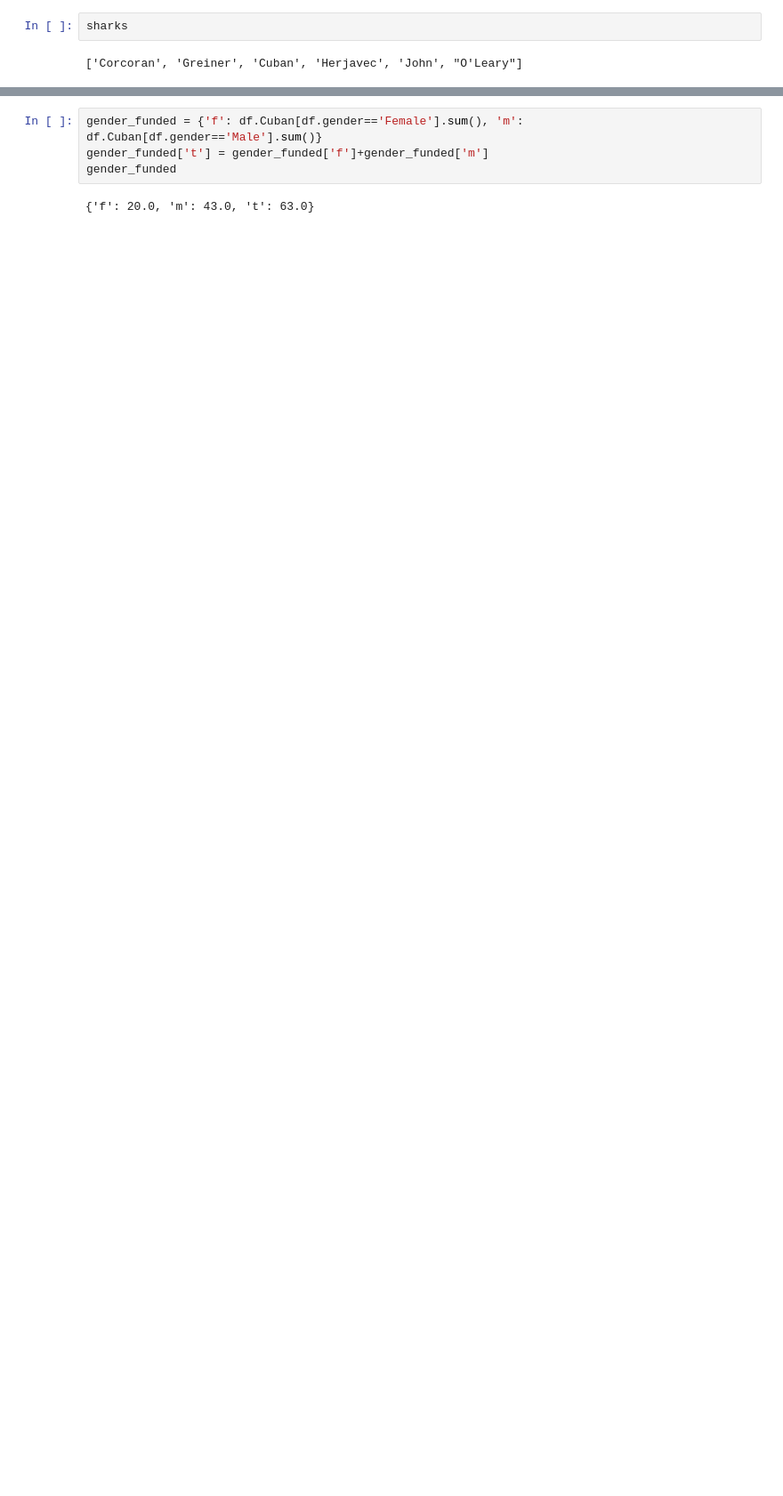
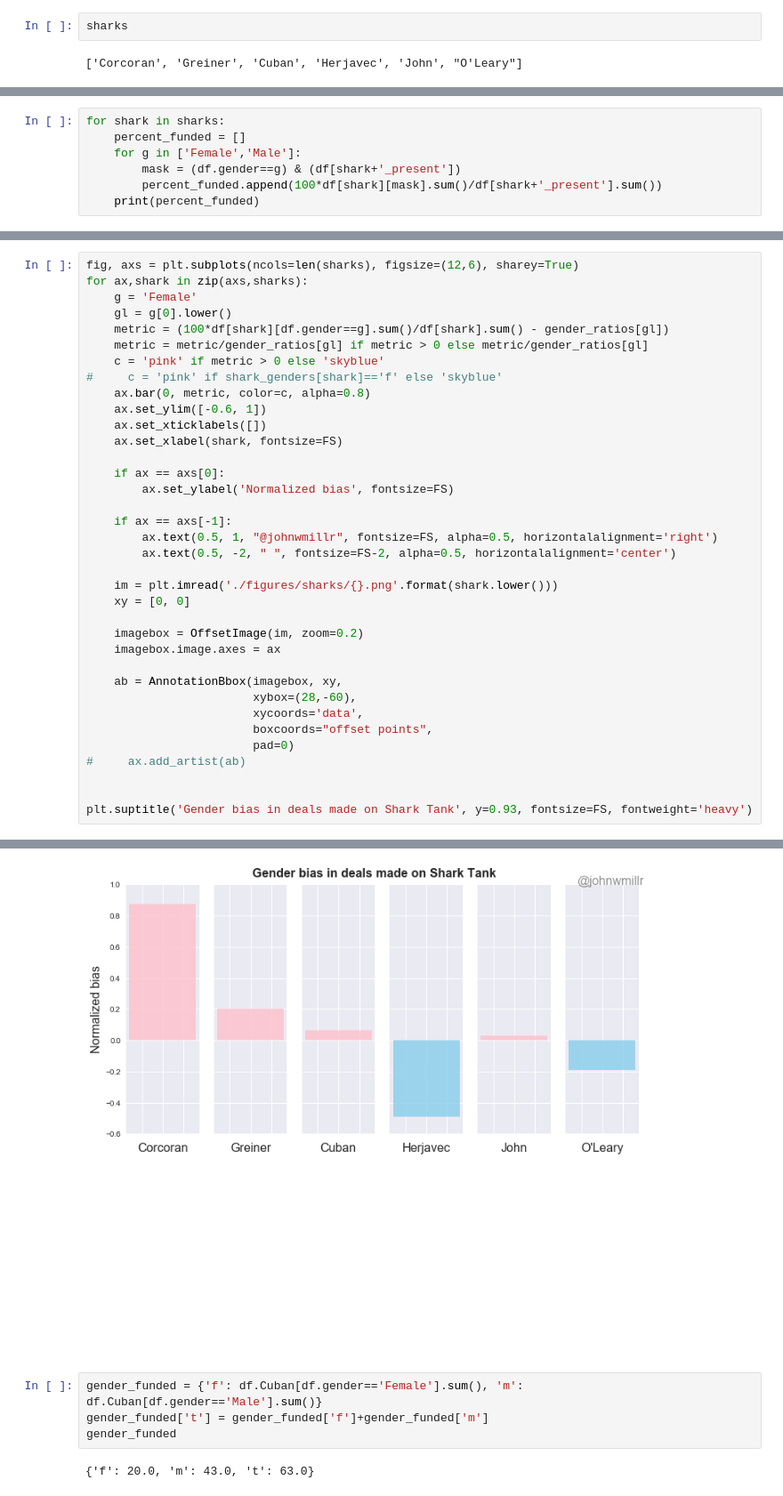
Before and after one commit to johnwmillr/SharkTank, a Jupyter notebook: SharkTank.ipynb, the cells around one changed output, grey strips where cells are left out. Shown at 89% size. Saved outputs shown, nothing was run; the diff lists cells and outputs as text; blank space fills up the shorter version.

```diff
--- a/SharkTank.ipynb
+++ b/SharkTank.ipynb
@@ -194,0 +293,7 @@ for ax,shark in zip(axs,sharks):
+# %%
+for shark in sharks:
+    percent_funded = []
+    for g in ['Female','Male']:
+        mask = (df.gender==g) & (df[shark+'_present'])
+        percent_funded.append(100*df[shark][mask].sum()/df[shark+'_present'].sum())
+    print(percent_funded)
@@ -194,0 +317,37 @@ for ax,shark in zip(axs,sharks):
+# %%
+fig, axs = plt.subplots(ncols=len(sharks), figsize=(12,6), sharey=True)
+for ax,shark in zip(axs,sharks):
+    g = 'Female'
+    gl = g[0].lower()
+    metric = (100*df[shark][df.gender==g].sum()/df[shark].sum() - gender_ratios[gl])
+    metric = metric/gender_ratios[gl] if metric > 0 else metric/gender_ratios[gl]
+    c = 'pink' if metric > 0 else 'skyblue'
+#     c = 'pink' if shark_genders[shark]=='f' else 'skyblue'
+    ax.bar(0, metric, color=c, alpha=0.8)
+    ax.set_ylim([-0.6, 1])
+    ax.set_xticklabels([])
+    ax.set_xlabel(shark, fontsize=FS)
+
+    if ax == axs[0]:
+        ax.set_ylabel('Normalized bias', fontsize=FS)
+
+    if ax == axs[-1]:
+        ax.text(0.5, 1, "@johnwmillr", fontsize=FS, alpha=0.5, horizontalalignment='right')
+        ax.text(0.5, -2, " ", fontsize=FS-2, alpha=0.5, horizontalalignment='center')
+
+    im = plt.imread('./figures/sharks/{}.png'.format(shark.lower()))
+    xy = [0, 0]
+
+    imagebox = OffsetImage(im, zoom=0.2)
+    imagebox.image.axes = ax
+
+    ab = AnnotationBbox(imagebox, xy,
+                        xybox=(28,-60),
+                        xycoords='data',
+                        boxcoords="offset points",
+                        pad=0)
+#     ax.add_artist(ab)
+
+
+plt.suptitle('Gender bias in deals made on Shark Tank', y=0.93, fontsize=FS, fontweight='heavy')
+# %% [output]
@@ -195,3 +355,4 @@ for ax,shark in zip(axs,sharks):
+[figure, added]
 # %%
 gender_funded = {'f': df.Cuban[df.gender=='Female'].sum(), 'm': df.Cuban[df.gender=='Male'].sum()}
 gender_funded['t'] = gender_funded['f']+gender_funded['m']
```
Also changed, not shown: parts of 44 cells of this notebook.
